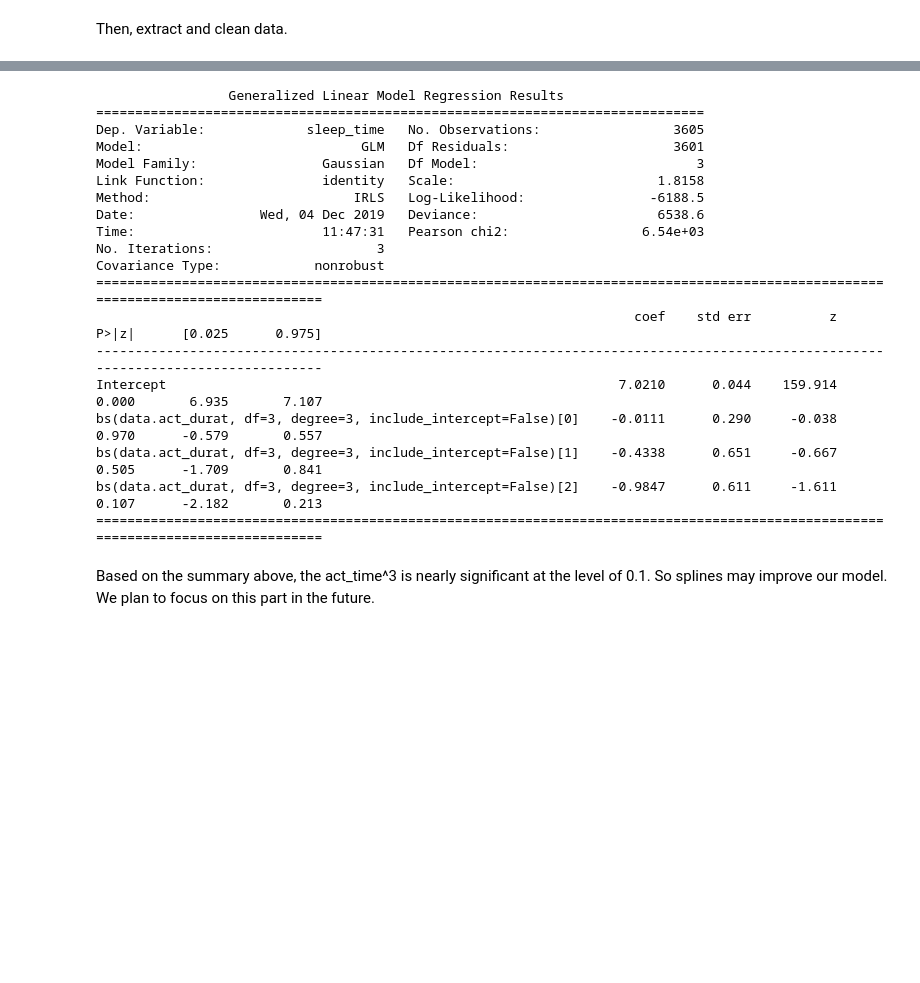
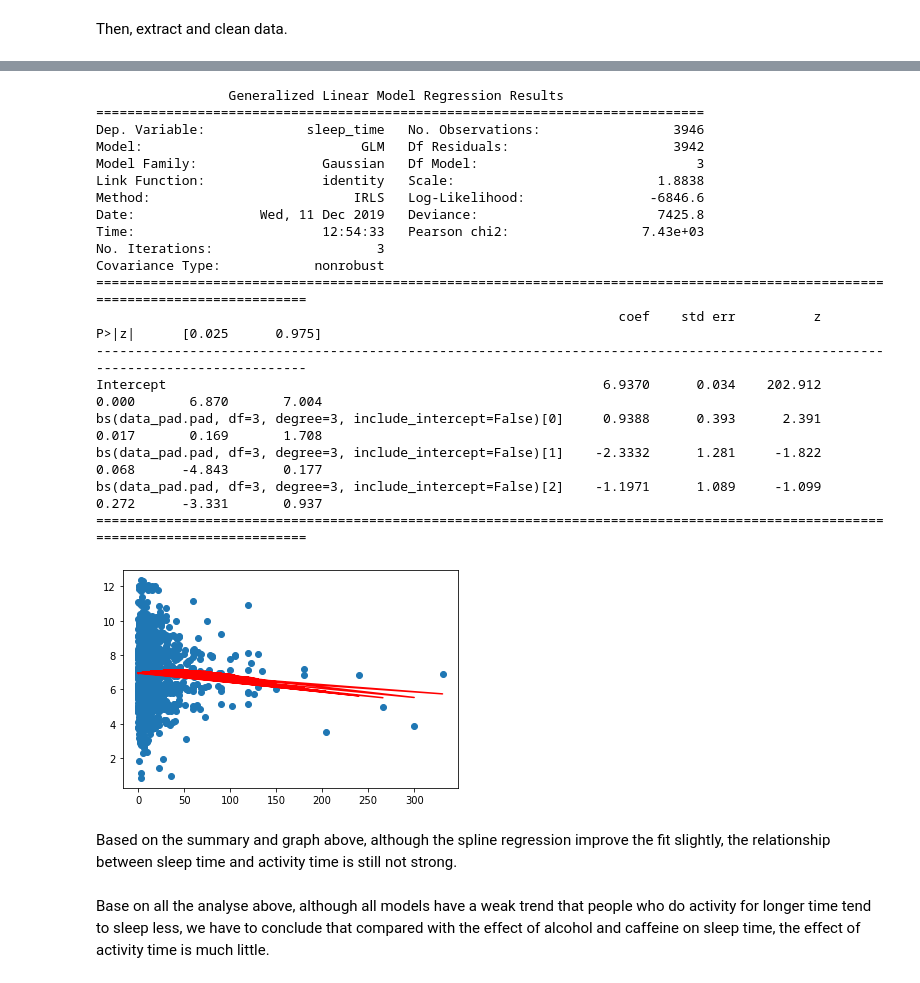
Before and after one commit to xinyangqi/506-group-12-project-, a Jupyter notebook: 506 group project.ipynb, the cells around one changed output, grey strips where cells are left out. Drawn from its saved outputs; the diff is of its cells as text; code cells hidden in the pictures; blank space fills up the shorter version.

```diff
--- a/506 group project.ipynb
+++ b/506 group project.ipynb
@@ -110,25 +256,33 @@ transformed_x1 = dmatrix("bs(data.act_durat, df=3, degree = 3, include_intercept
 # %%
-mod2 = sm.GLM(data.sleep_time, transformed_x1).fit()
-print(mod2.summary())
+mod7 = sm.GLM(data_pad.sleep_time, transformed_x1).fit()
+print(mod7.summary())
 # %% [output]
                  Generalized Linear Model Regression Results
 ==============================================================================
-Dep. Variable:             sleep_time   No. Observations:                 3605
-Model:                            GLM   Df Residuals:                     3601
+Dep. Variable:             sleep_time   No. Observations:                 3946
+Model:                            GLM   Df Residuals:                     3942
 Model Family:                Gaussian   Df Model:                            3
-Link Function:               identity   Scale:                          1.8158
-Method:                          IRLS   Log-Likelihood:                -6188.5
-Date:                Wed, 04 Dec 2019   Deviance:                       6538.6
-Time:                        11:47:31   Pearson chi2:                 6.54e+03
+Link Function:               identity   Scale:                          1.8838
+Method:                          IRLS   Log-Likelihood:                -6846.6
+Date:                Wed, 11 Dec 2019   Deviance:                       7425.8
+Time:                        12:54:33   Pearson chi2:                 7.43e+03
 No. Iterations:                     3
 Covariance Type:            nonrobust
-==================================================================================================================================
-                                                                     coef    std err          z      P>|z|      [0.025      0.975]
-----------------------------------------------------------------------------------------------------------------------------------
-Intercept                                                          7.0210      0.044    159.914      0.000       6.935       7.107
-bs(data.act_durat, df=3, degree=3, include_intercept=False)[0]    -0.0111      0.290     -0.038      0.970      -0.579       0.557
-bs(data.act_durat, df=3, degree=3, include_intercept=False)[1]    -0.4338      0.651     -0.667      0.505      -1.709       0.841
-bs(data.act_durat, df=3, degree=3, include_intercept=False)[2]    -0.9847      0.611     -1.611      0.107      -2.182       0.213
-==================================================================================================================================
+================================================================================================================================
+                                                                   coef    std err          z      P>|z|      [0.025      0.975]
+--------------------------------------------------------------------------------------------------------------------------------
+Intercept                                                        6.9370      0.034    202.912      0.000       6.870       7.004
+bs(data_pad.pad, df=3, degree=3, include_intercept=False)[0]     0.9388      0.393      2.391      0.017       0.169       1.708
+bs(data_pad.pad, df=3, degree=3, include_intercept=False)[1]    -2.3332      1.281     -1.822      0.068      -4.843       0.177
+bs(data_pad.pad, df=3, degree=3, include_intercept=False)[2]    -1.1971      1.089     -1.099      0.272      -3.331       0.937
+================================================================================================================================
-# %% [markdown]
-Based on the summary above, the act_time^3 is nearly significant at the level of 0.1. So splines may improve our model. We plan to focus on this part in the future.
+# %%
+plt.scatter(data_pad.pad,data_pad.sleep_time)
+plt.plot(data_pad.pad,mod7.predict(),color = 'red')
+plt.show()
+# %% [output]
+[figure, added]
+# %% [markdown]
+Based on the summary and graph above, although the spline regression improve the fit slightly, the relationship between sleep time and activity time is still not strong.
+# %% [markdown]
+Base on all the analyse above, although all models have a weak trend that people who do activity for longer time tend to sleep less, we have to conclude that compared with the effect of alcohol and caffeine on sleep time, the effect of activity time is much little.
```
Also changed, not shown: parts of 31 cells of this notebook.
